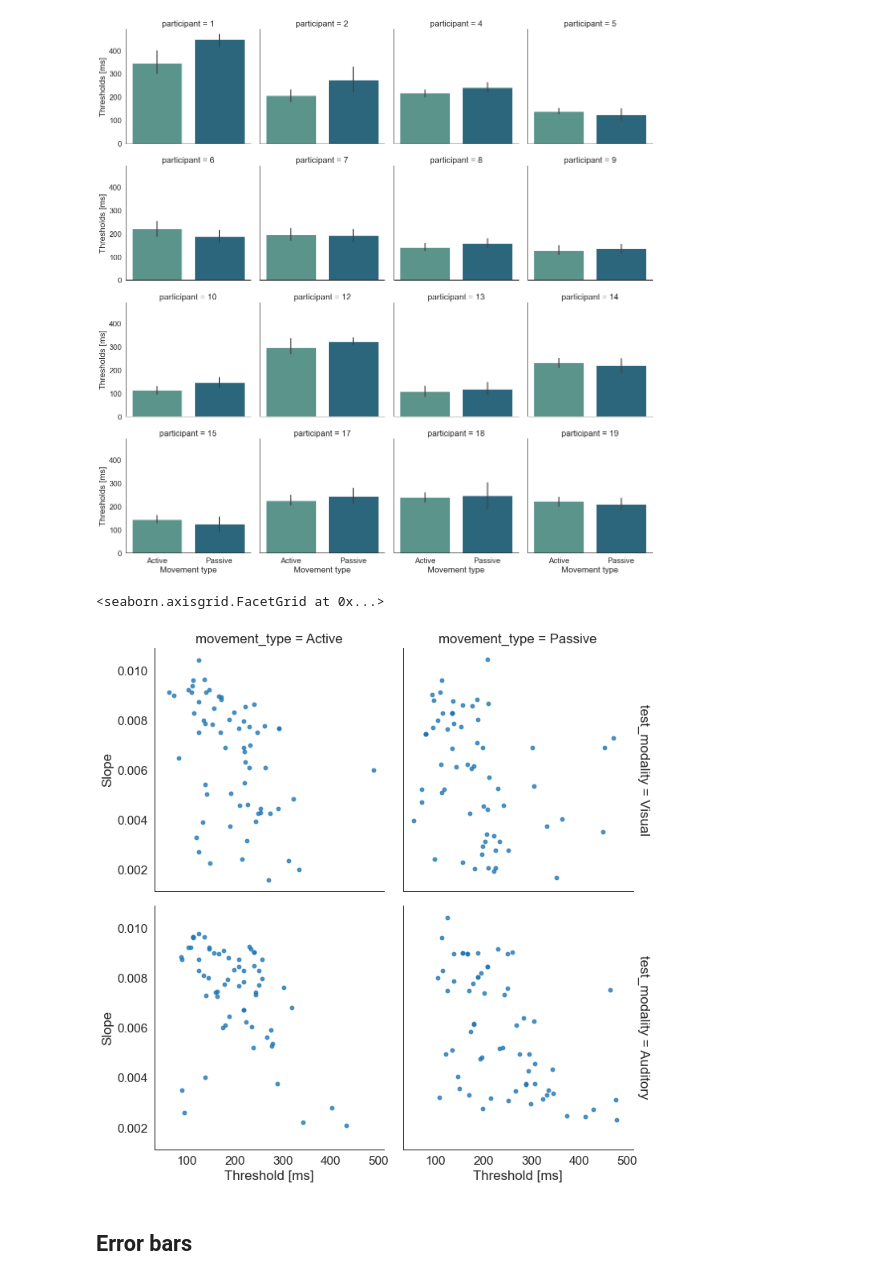
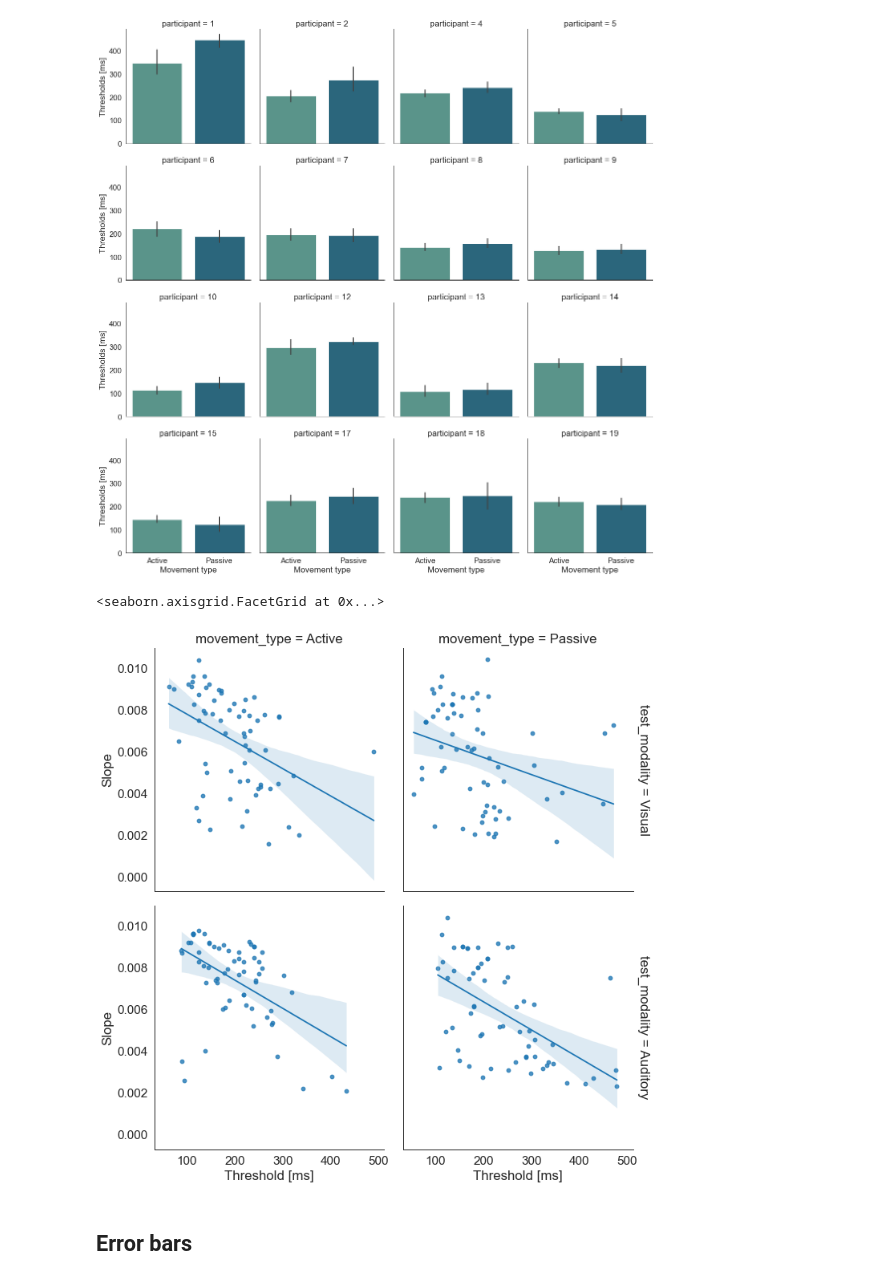
Before and after one commit to ChristinaSchmitter/seaborn_demo, a Jupyter notebook: seaborn_demo.ipynb, the cells around one changed output. Saved outputs shown, nothing was run; the diff lists cells and outputs as text; code cells hidden in the pictures.

```diff
--- a/seaborn_demo.ipynb
+++ b/seaborn_demo.ipynb
@@ -19,6 +19,6 @@ import matplotlib.pyplot as plt
 import functions_seaborn_demo as func
 # %%
-group_stats = pd.read_excel('group_stats.xlsx')
+group_stats = pd.read_excel('data/group_stats.xlsx')
 group_stats.head()
 # %% [output]
 |  | participant | movement_type | adaptation_modality | test_modality | adaptation_delay | thresholds | slopes | ... |
@@ -443,6 +438,9 @@ plt.show()
 # %% [markdown]
 https://seaborn.pydata.org/tutorial/axis_grids.html
 # %%
+sns.set_style("white")
+sns.set_context("paper", font_scale = 1.75)
+
 # Defining the grid
 grid = sns.FacetGrid(data = group_stats,
                      col = 'participant',
@@ -458,17 +456,20 @@ grid.set(ylabel = 'Thresholds [ms]', xlabel = 'Movement type')
 <seaborn.axisgrid.FacetGrid at 0x...>
 [figure]
 # %%
+sns.set_style("white")
+sns.set_context("paper", font_scale = 1.75)
+
 grid = sns.FacetGrid(data = group_stats,
                      row = 'test_modality',
                      col = 'movement_type',
                      height = 5,
-                     margin_titles = True
+                     margin_titles = True,
                      )
-grid.map(sns.regplot, 'thresholds', 'slopes', fit_reg=False, )
+grid.map(sns.regplot, 'thresholds', 'slopes', fit_reg = True)
 grid.set(ylabel = 'Slope', xlabel = 'Threshold [ms]')
 # %% [output]
 <seaborn.axisgrid.FacetGrid at 0x...>
-[figure, old version]
+[figure, new version]
 # %% [markdown]
 ## Error bars
 # %%
```
Also changed, not shown: parts of 22 cells of this notebook, 5 other files.
